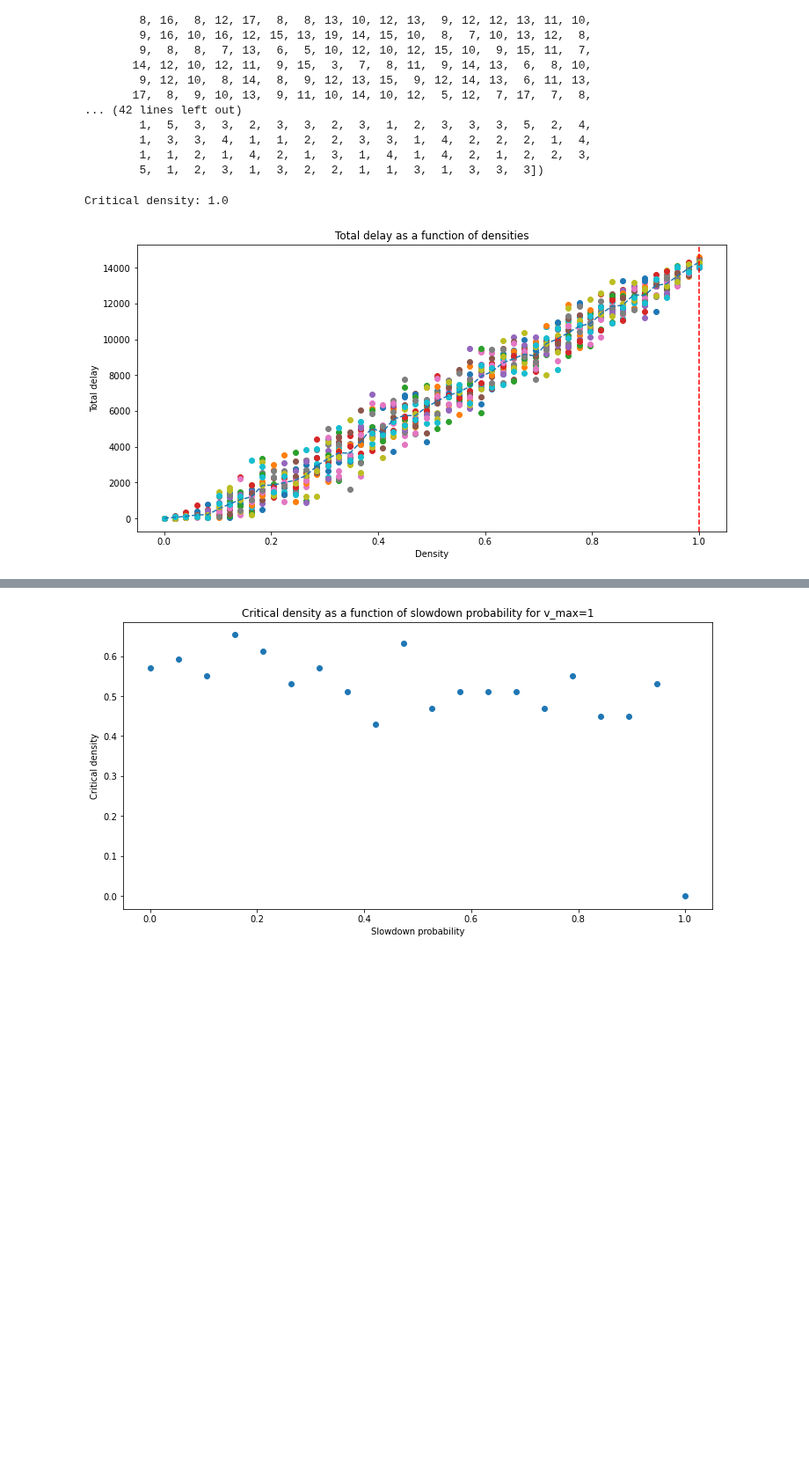
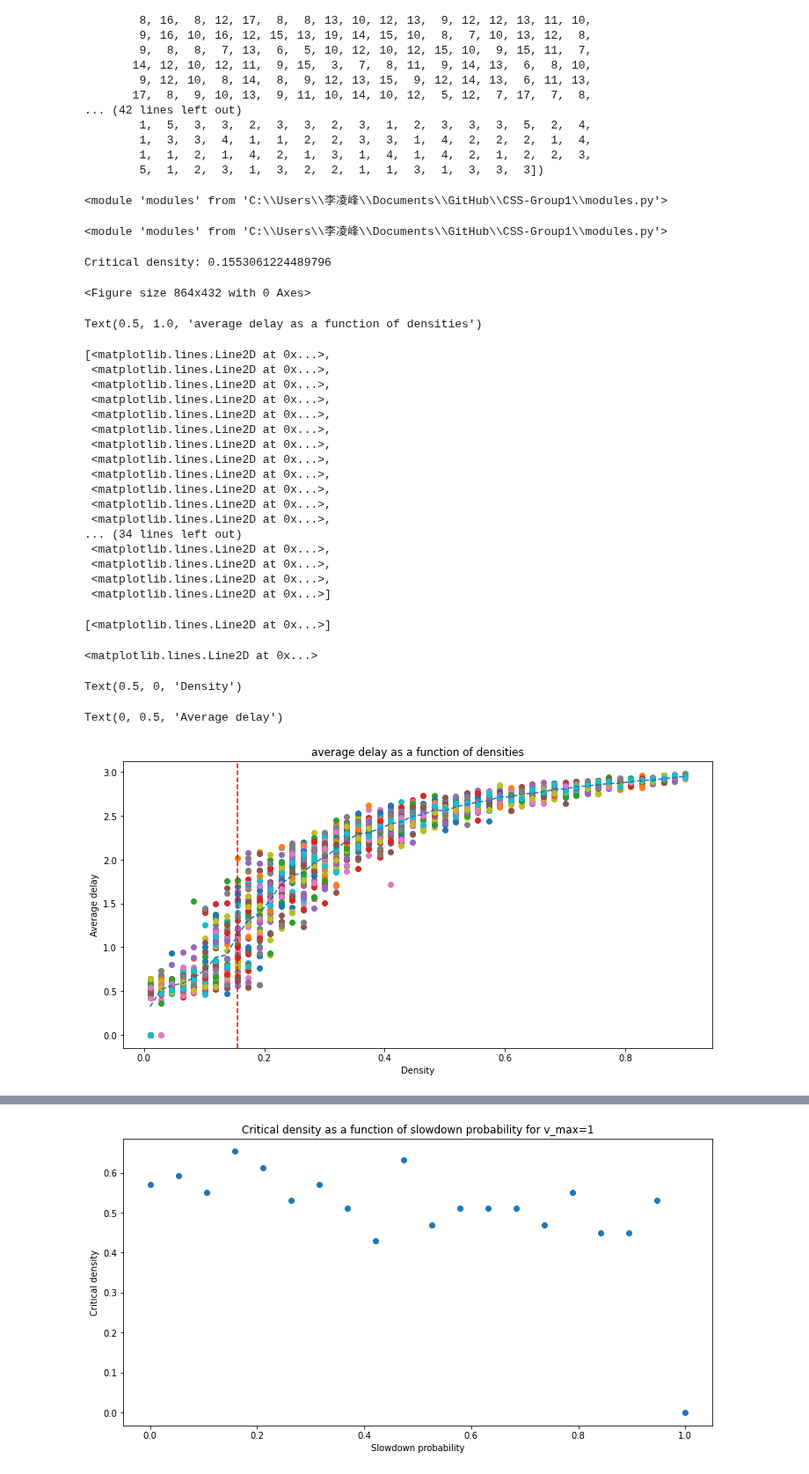
Before and after one commit to ThomasTenDamme/CSS-Group1, a Jupyter notebook: nb_lingfeng_version.ipynb, the cells around one changed output, grey strips where cells are left out. Shown at 88% size. Drawn from its saved outputs; the diff is of its cells as text; code cells hidden in the pictures; blank space fills up the shorter version.

Commit message:
add delay function in NaSch model

```diff
--- a/nb_lingfeng_version.ipynb
+++ b/nb_lingfeng_version.ipynb
@@ -227,11 +215,11 @@ importlib.reload(modules)
 from modules import run_model_stochastic
 from modules import calculate_flow_nasch
 
-p = np.linspace(0.0, 1, 50)
+p = np.linspace(0, 0.9, 50)
 L = 100
 T = int(L / 2)
-n = 20
-p_slowdown = 0.3
+n = 50
+p_slowdown = 0.5
 v_max = 3
 
 total_flows_per_density = dict()
@@ -437,48 +469,84 @@ array([98, 46, 13, 35, 15, 36, 20, 23, 18, 25, 19, 23,  9, 12, 18, 24, 18,
         1,  3,  3,  4,  1,  1,  2,  2,  3,  3,  1,  4,  2,  2,  2,  1,  4,
         1,  1,  2,  1,  4,  2,  1,  3,  1,  4,  1,  4,  2,  1,  2,  2,  3,
         5,  1,  2,  3,  1,  3,  2,  2,  1,  1,  3,  1,  3,  3,  3])
+# %%
+importlib.reload(modules)
+# %% [output]
+<module 'modules' from 'C:\\Users\\李凌峰\\Documents\\GitHub\\CSS-Group1\\modules.py'>
 # %%
 importlib.reload(modules)
 from modules import run_model_stochastic
-from modules import calculate_flow_nasch
+from modules import  calculate_delay_nasch
 
-p = np.linspace(0.0, 1, 50)
+
+p = np.linspace(0.01, 0.9, 50)
 L = 100
 T = int(L / 2)
-n = 20
-p_slowdown = 0.8
+n = 50
+p_slowdown = 0.5
 v_max = 3
 
 total_delays_per_density = dict()
 average_delays_per_density = dict()
 
 for density in p:
     lifespan_counter, jam_size_counter, evolutions = run_model_stochastic(density, L, T, n, v_max=v_max, p_slowdown = p_slowdown, return_evolutions=True)
 
 
     total_delays = [calculate_delay_nasch(evolution,v_max) for evolution in evolutions]
     average_delays = [delay / float(T) for delay in total_delays]
 
     total_delays_per_density[density] = total_delays  # n个evolution下的total delay
     average_delays_per_density[density] = average_delays
 
 # Find critical point: the density for which the total flow average is maximum
 mean_total_delays_per_density = {density: np.mean(delays) for density, delays in total_delays_per_density.items()}
-critical_density = max(mean_total_delays_per_density, key=mean_total_delays_per_density.get)
+df = pd.DataFrame(list(mean_total_delays_per_density.items()), columns=['Density', 'Average_Delay'])
+df = df.sort_values(by='Density') #sort the data via density
+df['Delay_Difference'] = df['Average_Delay'].diff()
+max_diff_index = df['Delay_Difference'].abs().idxmax()
+max_diff_row = df.iloc[max_diff_index]
+#max_diff_row["Density"]
+critical_density= max_diff_row["Density"]
+# critical_density = min(mean_total_delays_per_density, key=mean_total_delays_per_density.get)
 print(f"Critical density: {critical_density}")
 
 # plot total flow as a function of densities
 plt.figure(figsize=(12,6))
-plt.title(f'Total delay as a function of densities')
+plt.title(f'average delay as a function of densities')
 plt.plot(total_delays_per_density.keys(), total_delays_per_density.values(), 'o')
 plt.plot(total_delays_per_density.keys(), [np.mean(delays) for delays in total_delays_per_density.values()], '--')
 
 # Add a vertical line at the critical density
 plt.axvline(x=critical_density, color='red', linestyle='--')
 
 plt.xlabel('Density')
-plt.ylabel('Total delay')
+plt.ylabel('Average delay')
 plt.show()
 # %% [output]
-Critical density: 1.0
+<module 'modules' from 'C:\\Users\\李凌峰\\Documents\\GitHub\\CSS-Group1\\modules.py'>
+Critical density: 0.1553061224489796
+<Figure size 864x432 with 0 Axes>
+Text(0.5, 1.0, 'average delay as a function of densities')
+[<matplotlib.lines.Line2D at 0x...>,
+ <matplotlib.lines.Line2D at 0x...>,
+ <matplotlib.lines.Line2D at 0x...>,
+ <matplotlib.lines.Line2D at 0x...>,
+ <matplotlib.lines.Line2D at 0x...>,
+ <matplotlib.lines.Line2D at 0x...>,
+ <matplotlib.lines.Line2D at 0x...>,
+ <matplotlib.lines.Line2D at 0x...>,
+ <matplotlib.lines.Line2D at 0x...>,
+ <matplotlib.lines.Line2D at 0x...>,
+ <matplotlib.lines.Line2D at 0x...>,
+ <matplotlib.lines.Line2D at 0x...>,
+... (34 lines left out)
+ <matplotlib.lines.Line2D at 0x...>,
+ <matplotlib.lines.Line2D at 0x...>,
+ <matplotlib.lines.Line2D at 0x...>,
+ <matplotlib.lines.Line2D at 0x...>]
+[<matplotlib.lines.Line2D at 0x...>]
+<matplotlib.lines.Line2D at 0x...>
+Text(0.5, 0, 'Density')
+Text(0, 0.5, 'Average delay')
-[figure, old version]
+[figure, new version]
```
Also changed, not shown: parts of 12 cells of this notebook, 1 other file.
